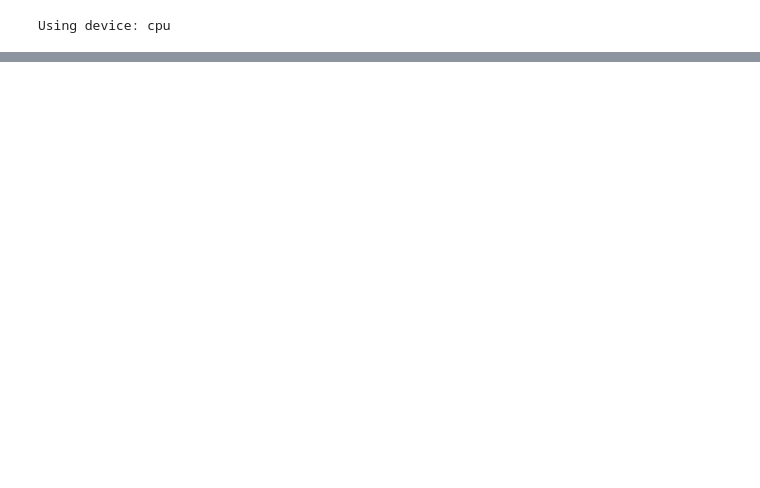
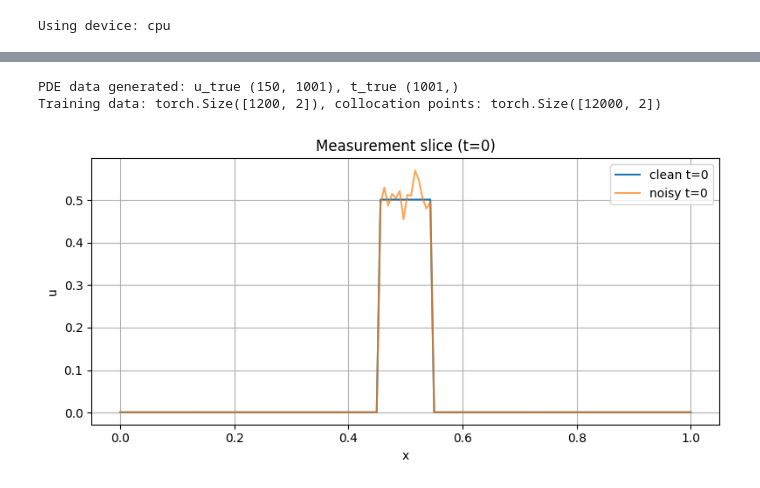
Before and after one commit to nadirean/Innovation-Diffusion-Modeling, a Jupyter notebook: zad6/zad6.ipynb, the cells around one changed output, grey strips where cells are left out. Saved outputs shown, nothing was run; the diff lists cells and outputs as text; code cells hidden in the pictures; blank space fills up the shorter version.

```diff
--- a/zad6/zad6.ipynb
+++ b/zad6/zad6.ipynb
@@ -50,9 +34,2 @@ LAMBDA_PHY = 2.0
 # %% [output]
 Using device: cpu
-# %%
-# Egzekwowanie bieżącej konfiguracji (dla pewności po restarcie kernela)
-NX = 150
-DT = 5e-4
-N_DATA = 1200
-N_COLLOCATION = 12000
-print(f"Configured NX={NX}, DT={DT}, N_DATA={N_DATA}, N_COLLOCATION={N_COLLOCATION}")
@@ -353,0 +36,20 @@ Trening zakończony w 76.58s
+# %%
+x_true, t_true, u_true_clean = pde_snapshots(PARAMS, T_END, NX, DT, init_kind="localized", save_every=10)
+rng = np.random.default_rng(123)
+u_true_noisy = add_noise(u_true_clean, NOISE_KIND, NOISE_LEVEL, rng)
+print(f"PDE data generated: u_true {u_true_clean.shape}, t_true {t_true.shape}")
+
+X_u_train, u_train = sample_measurements(x_true, t_true, u_true_noisy, N_DATA, rng)
+X_f_train = sample_collocation(N_COLLOCATION, T_END, np.random.default_rng(1234))
+
+X_u_train_t = torch.tensor(X_u_train, dtype=torch.float32).to(DEVICE)
+u_train_t = torch.tensor(u_train, dtype=torch.float32).to(DEVICE)
+X_f_train_t = torch.tensor(X_f_train, dtype=torch.float32).to(DEVICE)
+print(f"Training data: {X_u_train_t.shape}, collocation points: {X_f_train_t.shape}")
+# %% [output]
+PDE data generated: u_true (150, 1001), t_true (1001,)
+Training data: torch.Size([1200, 2]), collocation points: torch.Size([12000, 2])
+# %%
+plotting.plot_noise_slice(x_true, u_true_clean, u_true_noisy, OUT / "noise_slice_t0.png")
+# %% [output]
+[figure, added]
```
Also changed, not shown: parts of 9 cells of this notebook, 7 other files.
